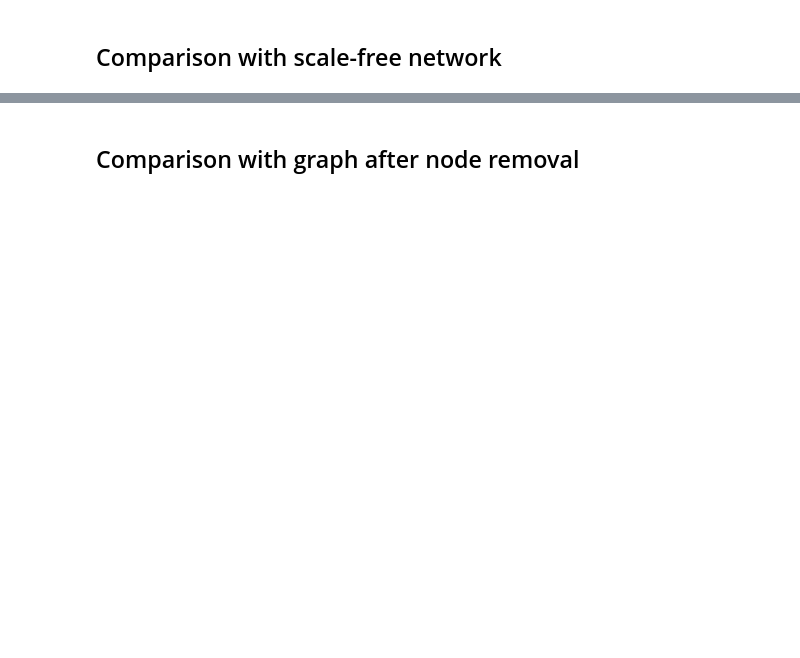
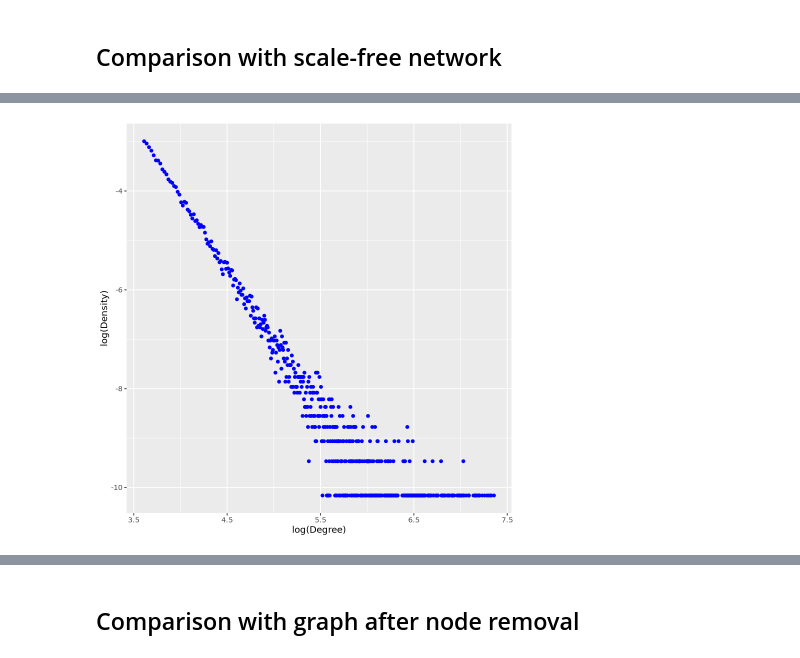
Before and after one commit to riccardo03-maker/Abstract_network, a Jupyter notebook: plots_scibert.ipynb, the cells around one changed output, grey strips where cells are left out. Cells and saved outputs as stored; diff of their text form; code cells hidden in the pictures; blank space fills up the shorter version.

```diff
--- a/plots_scibert.ipynb
+++ b/plots_scibert.ipynb
@@ -134,10 +172,12 @@ centrality_measures <- read_csv(
 # %%
 #degree distribution
 degrees <- centrality_measures %>%
     group_by(Degree) %>%
     summarize(Density = n()/nrow(centrality_measures))
-ggplot(data = degrees, aes(x = Degree, y = Density)) +
+ggplot(data = degrees, aes(x = log(Degree), y = log(Density))) +
     geom_point(color = "blue")
+# %% [output]
+[figure, added]
 # %%
 #clustering coefficient vs degree
 ggplot(data = centrality_measures, aes(x = Degree, y = Clustering_coefficient)) +
```
Also changed, not shown: parts of 28 cells of this notebook, 4 other files.
